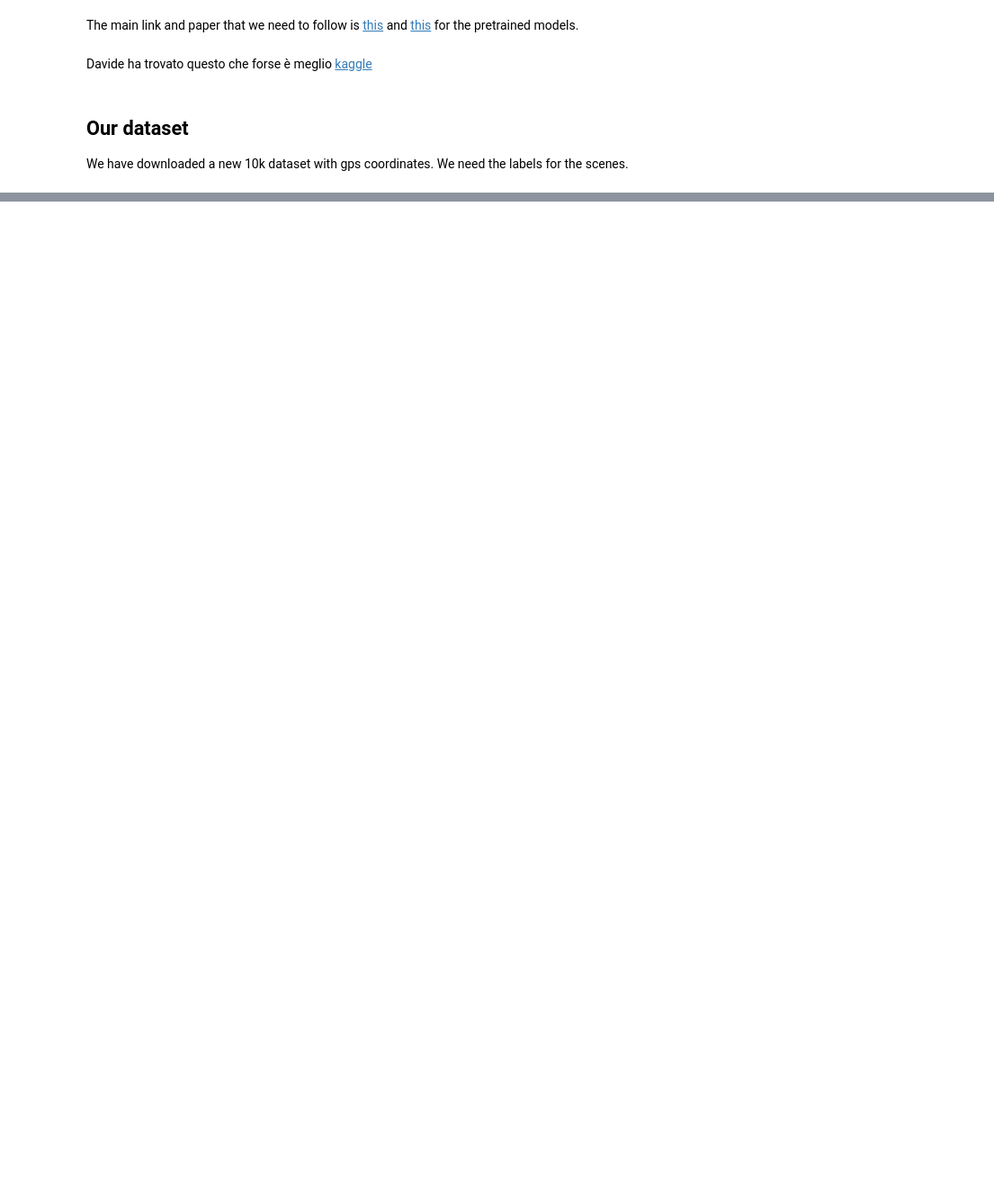
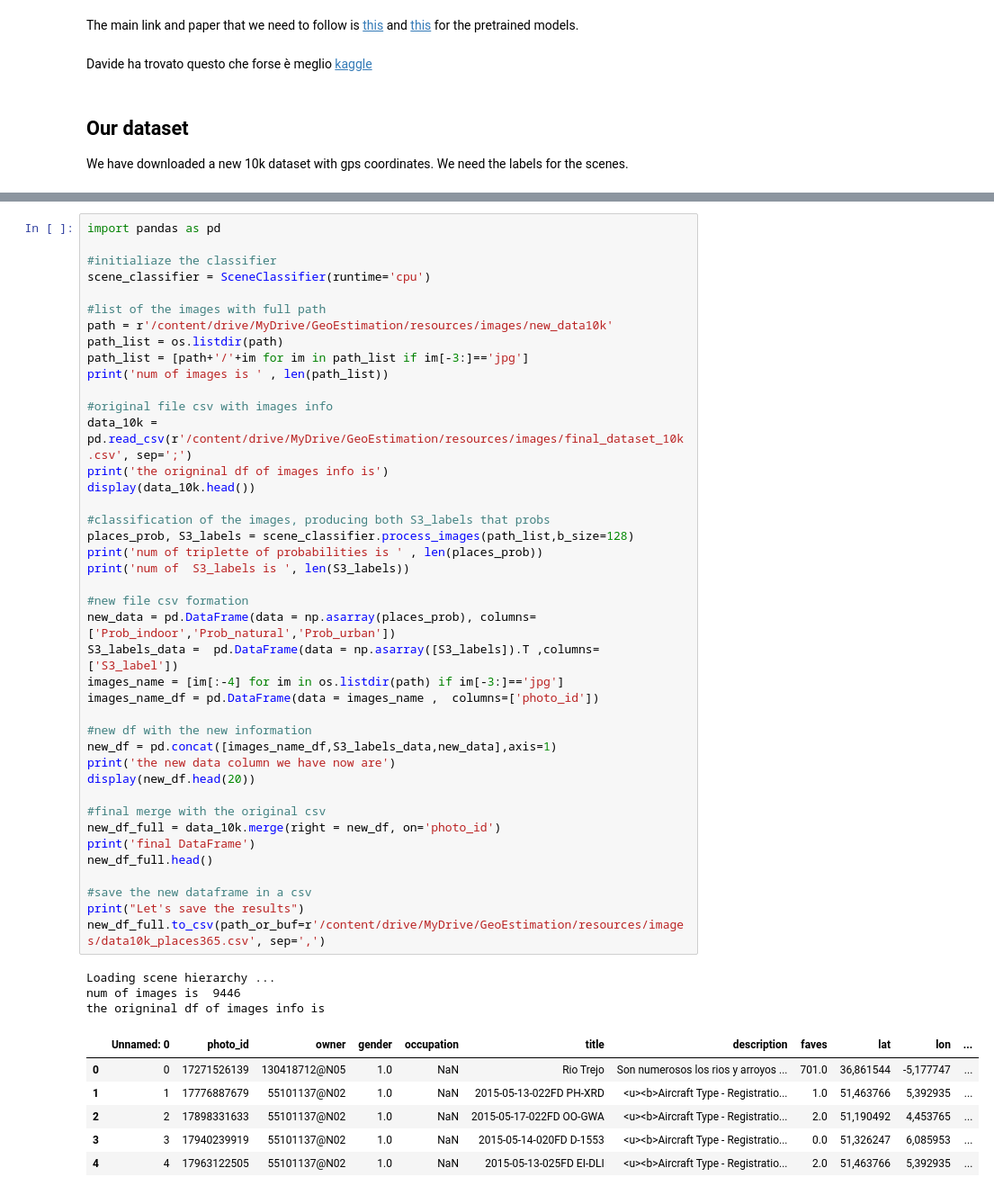
Before and after one commit to ematteli/VisionProject, a Jupyter notebook: Vision_Notebook.ipynb, the cells around one changed output, grey strips where cells are left out. Shown: that part at 90% size. Saved outputs shown, nothing was run; the diff lists cells and outputs as text; blank space fills up the shorter version.

Commit message:
several file changed or added, path problem on vision notebook maybe solved

```diff
--- a/Vision_Notebook.ipynb
+++ b/Vision_Notebook.ipynb
@@ -514,0 +474,51 @@ model["state_dict"]
+# %%
+import pandas as pd
+
+#initialiaze the classifier
+scene_classifier = SceneClassifier(runtime='cpu')
+
+#list of the images with full path
+path = r'/content/drive/MyDrive/GeoEstimation/resources/images/new_data10k'
+path_list = os.listdir(path)
+path_list = [path+'/'+im for im in path_list if im[-3:]=='jpg']
+print('num of images is ' , len(path_list))
+
+#original file csv with images info
+data_10k = pd.read_csv(r'/content/drive/MyDrive/GeoEstimation/resources/images/final_dataset_10k.csv', sep=';')
+print('the origninal df of images info is')
+display(data_10k.head())
+
+#classification of the images, producing both S3_labels that probs
+places_prob, S3_labels = scene_classifier.process_images(path_list,b_size=128)
+print('num of triplette of probabilities is ' , len(places_prob))
+print('num of  S3_labels is ', len(S3_labels))
+
+#new file csv formation
+new_data = pd.DataFrame(data = np.asarray(places_prob), columns=['Prob_indoor','Prob_natural','Prob_urban'])
+S3_labels_data =  pd.DataFrame(data = np.asarray([S3_labels]).T ,columns=['S3_label'])
+images_name = [im[:-4] for im in os.listdir(path) if im[-3:]=='jpg']
+images_name_df = pd.DataFrame(data = images_name ,  columns=['photo_id'])
+
+#new df with the new information
+new_df = pd.concat([images_name_df,S3_labels_data,new_data],axis=1)
+print('the new data column we have now are')
+display(new_df.head(20))
+
+#final merge with the original csv
+new_df_full = data_10k.merge(right = new_df, on='photo_id')
+print('final DataFrame')
+new_df_full.head()
+
+#save the new dataframe in a csv
+print("Let's save the results")
+new_df_full.to_csv(path_or_buf=r'/content/drive/MyDrive/GeoEstimation/resources/images/data10k_places365.csv', sep=',')
+# %% [output]
+Loading scene hierarchy ...
+num of images is  9446
+the origninal df of images info is
+|  | Unnamed: 0 | photo_id | owner | gender | occupation | title | description | faves | lat | lon | ... |
+| 0 | 0 | 17271526139 | 130418712@N05 | 1.0 | NaN | Rio Trejo | Son numerosos los rios y arroyos ... | 701.0 | 36,861544 | -5,177747 | ... |
+| 1 | 1 | 17776887679 | 55101137@N02 | 1.0 | NaN | 2015-05-13-022FD PH-XRD | <u><b>Aircraft Type - Registratio... | 1.0 | 51,463766 | 5,392935 | ... |
+| 2 | 2 | 17898331633 | 55101137@N02 | 1.0 | NaN | 2015-05-17-022FD OO-GWA | <u><b>Aircraft Type - Registratio... | 2.0 | 51,190492 | 4,453765 | ... |
+| 3 | 3 | 17940239919 | 55101137@N02 | 1.0 | NaN | 2015-05-14-020FD D-1553 | <u><b>Aircraft Type - Registratio... | 0.0 | 51,326247 | 6,085953 | ... |
+| 4 | 4 | 17963122505 | 55101137@N02 | 1.0 | NaN | 2015-05-13-025FD EI-DLI | <u><b>Aircraft Type - Registratio... | 2.0 | 51,463766 | 5,392935 | ... |
```
Also changed, not shown: parts of 13 cells of this notebook, 6 other files.
